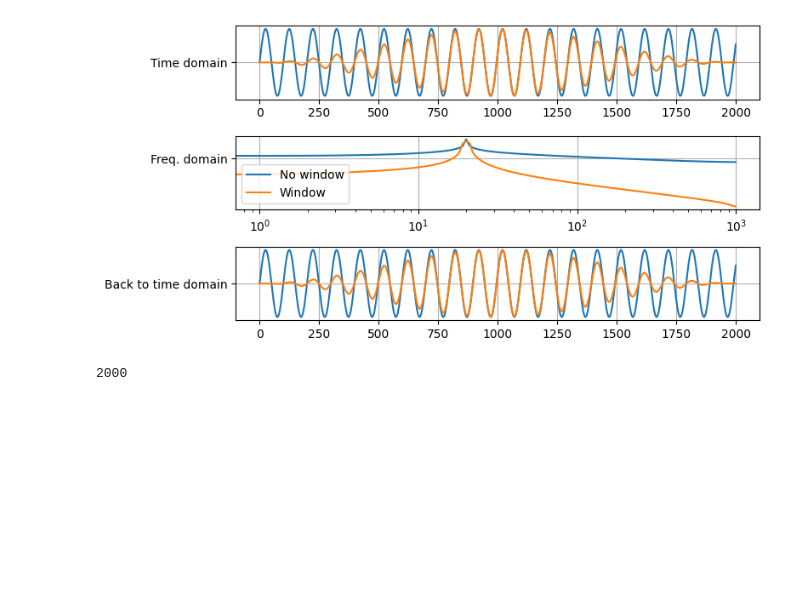
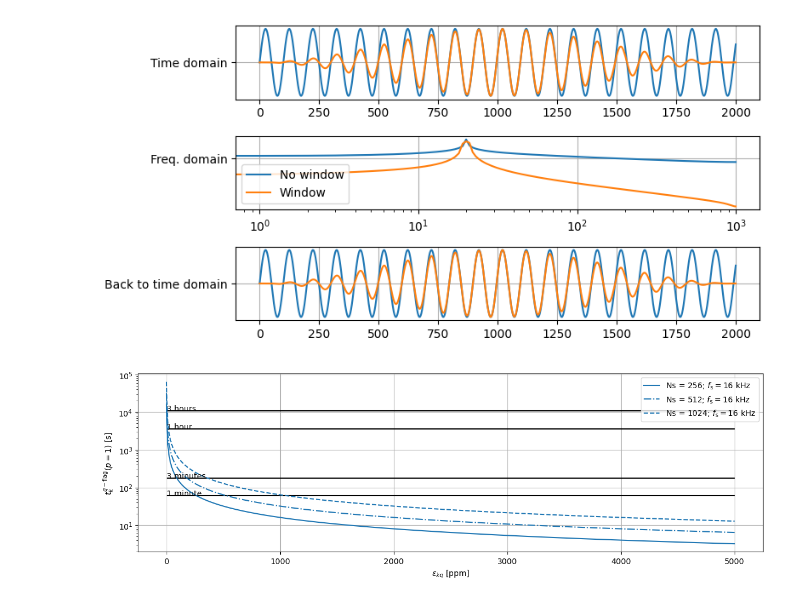
Before and after one commit to p-didier/sounds-phd, a Jupyter notebook: 96_quick_plots/notebook.ipynb, the cells around one changed output. Drawn from its saved outputs; the diff is of its cells as text; code cells hidden in the pictures; blank space fills up the shorter version.

Commit message:
Added plot of "first expected SRO flag" as function of SRO, Ns, and fs

```diff
--- a/96_quick_plots/notebook.ipynb
+++ b/96_quick_plots/notebook.ipynb
@@ -48,7 +48,49 @@ plt.tight_layout()
 plt.show()
 # %% [output]
 [figure]
-# %%
-n
-# %% [output]
-2000
+# %%
+# Reference: Word journal, week24, FRI
+
+import numpy as np
+import matplotlib.pyplot as plt
+import matplotlib
+matplotlib.style.use('default')  # <-- for Jupyter: white figures background
+
+eps_range = np.arange(0,5000) * 1e-6    # PPM
+Ns = np.array([2**i for i in np.arange(8,11)])
+fs = [16e3, 44.1e3]
+fs = [16e3]
+
+res = np.zeros((len(eps_range), len(Ns), len(fs)))
+
+for ii in range(len(eps_range)):
+    for jj in range(len(Ns)):
+        for kk in range(len(fs)):
+            rescurr = Ns[jj] / (fs[kk] * eps_range[ii])
+            res[ii,jj,kk] = rescurr
+
+# Plot
+styles = ['-', '-.', '--']
+fig = plt.figure(figsize=(12,4))
+ax = fig.add_subplot(111)
+ax.hlines(y=[60, 60*3, 60*60, 60*60*3], xmin=np.amin(eps_range * 1e6), xmax=np.amax(eps_range * 1e6), color='k')
+
+for ii in range(len(fs)):
+    for jj in range(len(Ns)):
+        ax.semilogy(eps_range * 1e6, res[:, jj, ii], f'C{ii}{styles[jj]}', label=f'Ns = {Ns[jj]}; $f_\\mathrm{{s}} = {int(fs[ii]/1e3)}$ kHz')
+
+ax.text(0, 60, '1 minute')
+ax.text(0, 60*3, '3 minutes')
+ax.text(0, 60*60, '1 hour')
+ax.text(0, 60*60*3, '3 hours')
+ax.grid()
+ax.set_ylabel('$t_k^{{q-\\mathrm{{flag}}}}(p=1)$ [s]')
+ax.set_xlabel('$\\varepsilon_{{kq}}$ [ppm]')
+plt.legend()
+plt.tight_layout()
+plt.show()
+
+# fig.savefig('figs/firstflags_sro.png')
+# fig.savefig('figs/firstflags_sro.pdf')
+# %% [output]
+[figure, added]
```
